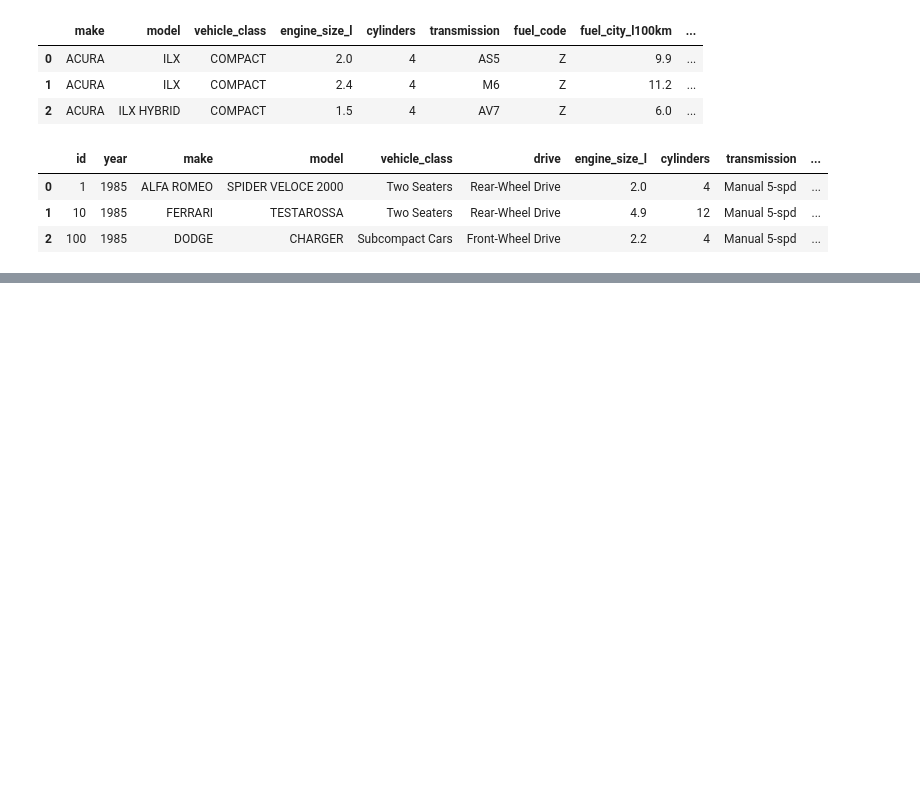
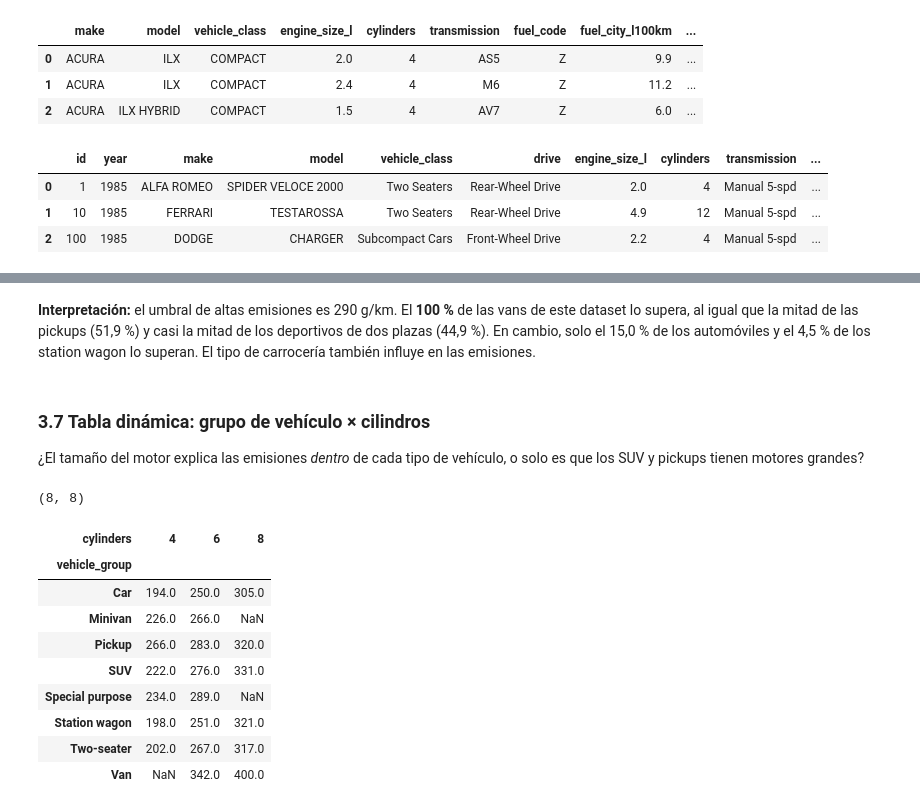
Before and after one commit to Sehuto96/emisiones-vehiculos-diagnostico, a Jupyter notebook: notebooks/data_preparation.ipynb, the cells around one changed output, grey strips where cells are left out. Saved outputs shown, nothing was run; the diff lists cells and outputs as text; code cells hidden in the pictures; blank space fills up the shorter version.

```diff
--- a/notebooks/data_preparation.ipynb
+++ b/notebooks/data_preparation.ipynb
@@ -501,0 +684,23 @@ epa_clean.head(3)
+# %% [markdown]
+**Interpretación:** el umbral de altas emisiones es 290 g/km. El **100 %** de las vans de este dataset lo supera, al igual que la mitad de las pickups (51,9 %) y casi la mitad de los deportivos de dos plazas (44,9 %). En cambio, solo el 15,0 % de los automóviles y el 4,5 % de los station wagon lo superan. El tipo de carrocería también influye en las emisiones.
+# %% [markdown]
+### 3.7 Tabla dinámica: grupo de vehículo × cilindros
+
+¿El tamaño del motor explica las emisiones *dentro* de cada tipo de vehículo, o solo es que los SUV y pickups tienen motores grandes?
+# %%
+matriz = co2_clean.pivot_table(index='vehicle_group', columns='cylinders',
+                               values='co2_g_km', aggfunc='mean', observed=True).round(0)
+print(matriz.shape)
+matriz[[4, 6, 8]]
+# %% [output]
+(8, 8)
+| cylinders | 4 | 6 | 8 |
+| vehicle_group |  |  |  |
+| Car | 194.0 | 250.0 | 305.0 |
+| Minivan | 226.0 | 266.0 | NaN |
+| Pickup | 266.0 | 283.0 | 320.0 |
+| SUV | 222.0 | 276.0 | 331.0 |
+| Special purpose | 234.0 | 289.0 | NaN |
+| Station wagon | 198.0 | 251.0 | 321.0 |
+| Two-seater | 202.0 | 267.0 | 317.0 |
+| Van | NaN | 342.0 | 400.0 |
```
Also changed, not shown: parts of 25 cells of this notebook.
